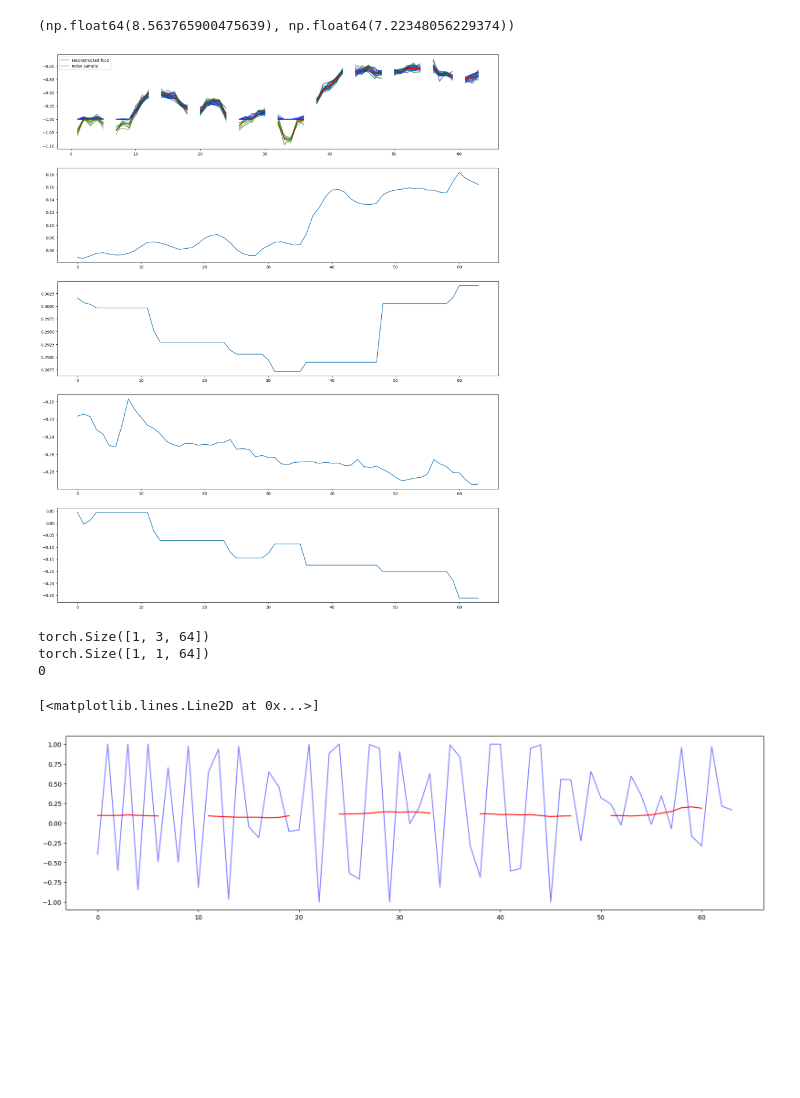
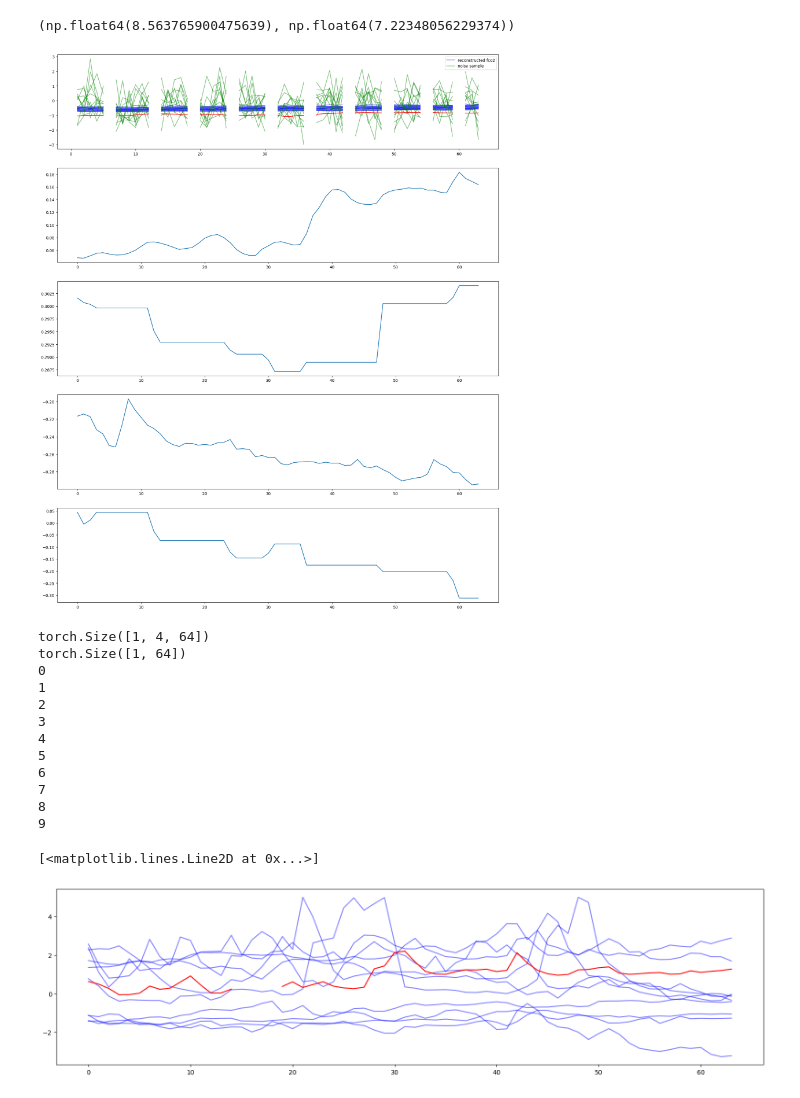
Before and after one commit to ebrusoni/fco2diffusion, a Jupyter notebook: training/train1d.ipynb, the cells around one changed output. Cells and saved outputs as stored; diff of their text form; code cells hidden in the pictures; blank space fills up the shorter version.

```diff
--- a/training/train1d.ipynb
+++ b/training/train1d.ipynb
@@ -153,16 +170,24 @@ with open('../models/first/1d_params.json', 'w') as f:
 # wandb.finish()
 # print('done')
 # %%
+timestep_dim = 16
+model_params = {
+    "sample_size": 64,
+    "in_channels": timestep_dim + ds.shape[1] + 1,
+    "out_channels": 1,
+    "layers_per_block": 3,
+}
 # load the model
 model = UNet1DModel(**model_params)
-model.load_state_dict(torch.load('../models/first/model_1d.pt'))
+model.load_state_dict(torch.load('../models/model1_100.pt'))
 model.eval()
 # random model
 random_model = UNet1DModel(**model_params)
 random_model.eval()
 # load the scheduler
-noise_scheduler_config = DDPMScheduler.load_config('../models/first/scheduler_config.json', local_files_only=True)
-noise_scheduler = DDPMScheduler(**noise_scheduler_config)
+# noise_scheduler_config = DDPMScheduler.load_config('../models/first/scheduler_config.json', local_files_only=True)
+noise_scheduler = DDPMScheduler(num_train_timesteps=500, beta_schedule='squaredcos_cap_v2', clip_sample_range=5.0)
+# noise_scheduler = DDPMScheduler(**noise_scheduler_config)
 # load also model hyperparameters
 import json
 with open('../models/first/1d_model_params.json', 'r') as f:
@@ -189,13 +214,14 @@ context = torch.from_numpy(val_ds[ix, 1:, :]).float()
 # add nan mask to the context
 nan_mask = ~torch.isnan(sample)
 context = torch.cat([context, nan_mask.float()], dim=0)
-timesteps = torch.tensor([0])
+timesteps = torch.tensor([400])
 # sample 100 times and plot the distribution of reconstructed fco2
 reconstructed_fco2s = []
 reconstructed_noise = []
 random = []
 noisy_samples = []
-for _ in range(50):
+model.to('cpu')
+for _ in range(100):
     noise = torch.randn_like(nan_sample)
     noisy_sample = noise_scheduler.add_noise(nan_sample, noise, timesteps)
     input = torch.cat([noisy_sample, context], dim=0).unsqueeze(0)
@@ -206,43 +232,43 @@ for _ in range(50):
     # reconstructed_fco2s.append(output[0].numpy().flatten())
     # reconstructed_fco2 = noise_scheduler.step(output[0], timesteps, )
     nan_fco2 = noise_scheduler.step(output[0], timesteps.item(), noisy_sample).pred_original_sample
     rec_fco2 = torch.where(nan_mask, nan_fco2, np.nan)
     reconstructed_fco2s.append(rec_fco2.numpy().flatten())
     nan_noisy_sample = torch.where(~nan_mask, torch.nan, noisy_sample)
     noisy_samples.append(nan_noisy_sample.numpy().flatten())
     random.append(random_output[0].numpy().flatten())
 
 reconstructed_fco2s = np.array(reconstructed_fco2s)
 random = np.array(random)
 noisy_samples = np.array(noisy_samples)
 fig, axs = plt.subplots(5, 1, figsize=(20, 5*5))
 line01 = axs[0].plot(reconstructed_fco2s.T[:,:10], color='blue', alpha=0.5)
 # plot devations from the mean
 axs[0].fill_between(np.arange(0, 64), reconstructed_fco2s.mean(axis=0) - reconstructed_fco2s.std(axis=0),
                  reconstructed_fco2s.mean(axis=0) + reconstructed_fco2s.std(axis=0), color='blue', alpha=0.5)
 line02 = axs[0].plot(noisy_samples.T[:,:10], color='green', alpha=0.5)
 # plt.plot(random.T, color='green', alpha=0.05)
 # plt.plot(reconstructed_fco2s.mean(axis=0), label='reconstructed fco2')
 # plt.plot(random.mean(axis=0), label='random diffusion')
 axs[0].plot(sample.flatten(), label='true fco2', color='red')
 axs[0].legend(handles=[line01[0], line02[0]], labels=['reconstructed fco2', 'noisy sample'])
 axs[1].plot(context[0].numpy(), label='temperature')
 axs[2].plot(context[1].numpy(), label='salinity')
 axs[3].plot(context[2].numpy(), label='glob colour')
 axs[4].plot(context[3].numpy(), label='mld dens soda')
 plt.show()
 # print(reconstructed_fco2s
 # %% [output]
-[figure, old version]
+[figure, new version]
 # %%
-ix = 0
+ix = 200
 fco2 = torch.from_numpy(val_ds[ix, 0:1, :]).float().view(1, 1, -1)
 nan_sample = torch.where(torch.isnan(fco2), torch.zeros_like(fco2), fco2)
-context = torch.from_numpy(val_ds[ix, 1:, :]).float().view(1, 3, -1)
+context = torch.from_numpy(val_ds[ix, 1:, :]).float().view(1, 4, -1)
 print(context.shape)
 print(sample.shape)
 
-n_samples = 1
+n_samples = 10
 samples = []
 for ix in range(n_samples):
     print(ix)
@@ -260,18 +286,28 @@ for ix in range(n_samples):
         sample = noise_scheduler.step(residual, t, sample).prev_sample
     samples.append(sample)
 
-samples = torch.cat(samples, dim=0)
-samples = samples.squeeze(1).detach().numpy()
-fig, axs = plt.subplots(1, 1, figsize=(20, 5))
-axs.plot(samples.T, color='blue', alpha=0.5)
-axs.plot(fco2.flatten(), label='true fco2', color='red')
-
 
 
 # plot final samples
 # %% [output]
-torch.Size([1, 3, 64])
-torch.Size([1, 1, 64])
+torch.Size([1, 4, 64])
+torch.Size([1, 64])
 0
+1
+2
+3
+4
+5
+6
+7
+8
+9
-[<matplotlib.lines.Line2D at 0x...>]
-[figure, removed]
+# %%
+samples = torch.cat(samples, dim=0)
+samples = samples.squeeze(1).detach().numpy()
+fig, axs = plt.subplots(1, 1, figsize=(20, 5))
+axs.plot(samples.T, color='blue', alpha=0.5)
+axs.plot(fco2.flatten(), label='true fco2', color='red')
+# %% [output]
+[<matplotlib.lines.Line2D at 0x...>]
+[figure, added]
```
Also changed, not shown: parts of 4 cells of this notebook, 22 other files.
